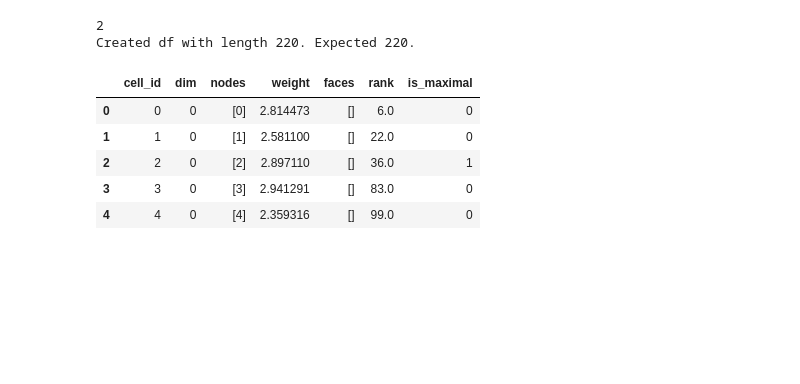
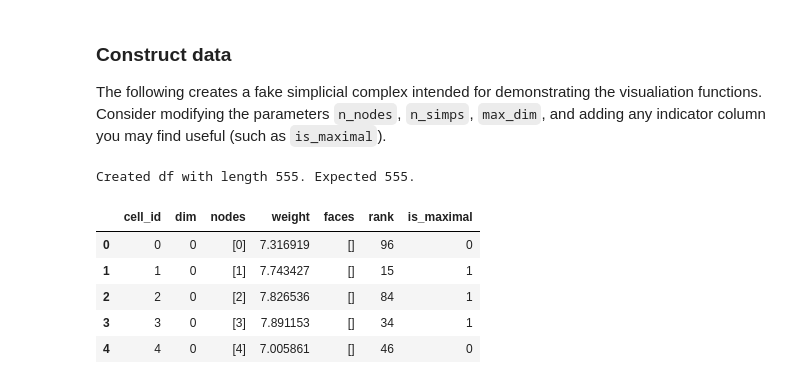
Before and after one commit to asizemore/aptviz, a Jupyter notebook: examples/examples_nodes_in_fsc.ipynb, the cells around one changed output. Saved outputs shown, nothing was run; the diff lists cells and outputs as text; code cells hidden in the pictures; blank space fills up the shorter version.

```diff
--- a/examples/examples_nodes_in_fsc.ipynb
+++ b/examples/examples_nodes_in_fsc.ipynb
@@ -39,20 +53,31 @@ my_charcoal = "#3f4142"
+# %% [markdown]
+### Construct data
+
+The following creates a fake simplicial complex intended for demonstrating the visualiation functions. Consider modifying the parameters `n_nodes`, `n_simps`, `max_dim`, and adding any indicator column you may find useful (such as `is_maximal`).
 # %%
-# Generate fake filtered simplicial complex data frame (fsc_df)
+## Generate data
+
+# Parameters
 n_nodes = 100
-n_simps = [n_nodes, 80, 40]
+n_simps = [n_nodes, 150, 110, 90, 40, 30, 20, 15]
 max_dim = int(len(n_simps)-1)
-print(max_dim)
+indicator_col = "is_maximal"
+
+# Construct data frame
 fsc_df = create_fake_fsc_df(n_nodes, n_simps, max_dim)
+
+# Add indicator column
+fsc_df = add_fake_indicator(fsc_df, indicator_col)
+
 fsc_df.head()
 # %% [output]
-2
-Created df with length 220. Expected 220.
+Created df with length 555. Expected 555.
 |  | cell_id | dim | nodes | weight | faces | rank | is_maximal |
-| 0 | 0 | 0 | [0] | 2.814473 | [] | 6.0 | 0 |
-| 1 | 1 | 0 | [1] | 2.581100 | [] | 22.0 | 0 |
-| 2 | 2 | 0 | [2] | 2.897110 | [] | 36.0 | 1 |
-| 3 | 3 | 0 | [3] | 2.941291 | [] | 83.0 | 0 |
-| 4 | 4 | 0 | [4] | 2.359316 | [] | 99.0 | 0 |
+| 0 | 0 | 0 | [0] | 7.316919 | [] | 96 | 0 |
+| 1 | 1 | 0 | [1] | 7.743427 | [] | 15 | 1 |
+| 2 | 2 | 0 | [2] | 7.826536 | [] | 84 | 1 |
+| 3 | 3 | 0 | [3] | 7.891153 | [] | 34 | 1 |
+| 4 | 4 | 0 | [4] | 7.005861 | [] | 46 | 0 |
 # %%
 ## Histogram of simplex participation. Let's say I have a simplex or node I care about. I want to know the number
 # of simplices by dimension in which this node or simplex of interest participates.
```
Also changed, not shown: parts of 9 cells of this notebook, 2 other files.
